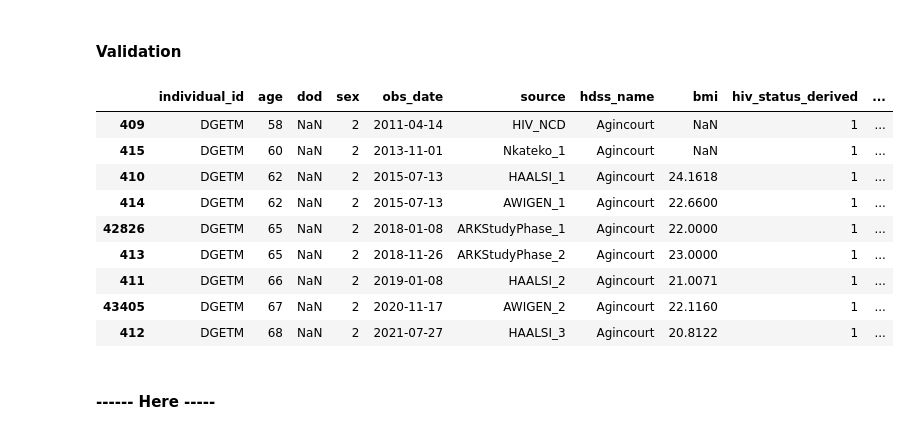
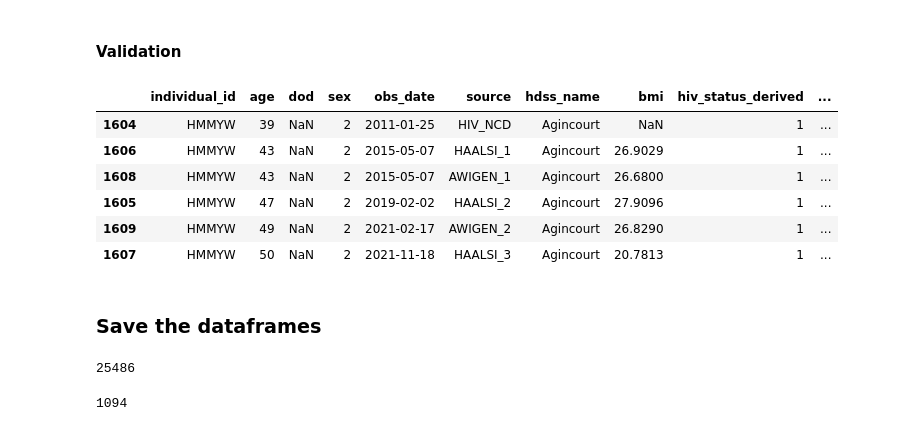
Before and after one commit to dmainagithub/stroke-work, a Jupyter notebook: Stroke_Data_Processing derived.ipynb, the cells around one changed output. Drawn from its saved outputs; the diff is of its cells as text; code cells hidden in the pictures.

```diff
--- a/Stroke_Data_Processing derived.ipynb
+++ b/Stroke_Data_Processing derived.ipynb
@@ -949,26 +940,23 @@ df.loc[df['individual_id'] == '000E6165-4313-43DE-BBFE-87581AB48FD4', [
 # %% [markdown]
 #### Validation
 # %%
-df_processed.loc[df['individual_id'] == 'DGETM', [
+df_processed.loc[df['individual_id'] == 'HMMYW', [
     'individual_id', 'age', 'dod', 'sex', 'obs_date', 'source', 'hdss_name'
     ,'bmi'
     ,'hiv_status_derived', 'hiv_status_derived_age'
     ,'obese_status_derived'
     ,'tb_status_derived'
     ,'hpt_status_derived', 'hpt_status_derived_age'
     ,'diab_status_derived', 'diab_status_derived_age'
     ,'stroke_status_derived','stroke_status_derived_age'
 ]]
 # %% [output]
 |  | individual_id | age | dod | sex | obs_date | source | hdss_name | bmi | hiv_status_derived | ... |
-| 409 | DGETM | 58 | NaN | 2 | 2011-04-14 | HIV_NCD | Agincourt | NaN | 1 | ... |
-| 415 | DGETM | 60 | NaN | 2 | 2013-11-01 | Nkateko_1 | Agincourt | NaN | 1 | ... |
-| 410 | DGETM | 62 | NaN | 2 | 2015-07-13 | HAALSI_1 | Agincourt | 24.1618 | 1 | ... |
-| 414 | DGETM | 62 | NaN | 2 | 2015-07-13 | AWIGEN_1 | Agincourt | 22.6600 | 1 | ... |
-| 42826 | DGETM | 65 | NaN | 2 | 2018-01-08 | ARKStudyPhase_1 | Agincourt | 22.0000 | 1 | ... |
-| 413 | DGETM | 65 | NaN | 2 | 2018-11-26 | ARKStudyPhase_2 | Agincourt | 23.0000 | 1 | ... |
-| 411 | DGETM | 66 | NaN | 2 | 2019-01-08 | HAALSI_2 | Agincourt | 21.0071 | 1 | ... |
-| 43405 | DGETM | 67 | NaN | 2 | 2020-11-17 | AWIGEN_2 | Agincourt | 22.1160 | 1 | ... |
-| 412 | DGETM | 68 | NaN | 2 | 2021-07-27 | HAALSI_3 | Agincourt | 20.8122 | 1 | ... |
+| 1604 | HMMYW | 39 | NaN | 2 | 2011-01-25 | HIV_NCD | Agincourt | NaN | 1 | ... |
+| 1606 | HMMYW | 43 | NaN | 2 | 2015-05-07 | HAALSI_1 | Agincourt | 26.9029 | 1 | ... |
+| 1608 | HMMYW | 43 | NaN | 2 | 2015-05-07 | AWIGEN_1 | Agincourt | 26.6800 | 1 | ... |
+| 1605 | HMMYW | 47 | NaN | 2 | 2019-02-02 | HAALSI_2 | Agincourt | 27.9096 | 1 | ... |
+| 1609 | HMMYW | 49 | NaN | 2 | 2021-02-17 | AWIGEN_2 | Agincourt | 26.8290 | 1 | ... |
+| 1607 | HMMYW | 50 | NaN | 2 | 2021-11-18 | HAALSI_3 | Agincourt | 20.7813 | 1 | ... |
-# %% [markdown]
-#### ------ Here -----
+# %% [markdown]
+### Save the dataframes
@@ -975,3 +970,10 @@ df_processed.loc[df['individual_id'] == 'DGETM', [
+# %%
+# df_processed.stroke_status_derived.value_counts()
+print(df_processed.individual_id.nunique())
+df_processed[df_processed.stroke_status_derived==1].individual_id.nunique()  # Stroke status as 'yes'
+# %% [output]
+25486
+1094
 # %% [markdown]
 Notes 28-7-2025
 Additions:
```
Also changed, not shown: parts of 8 cells of this notebook.
